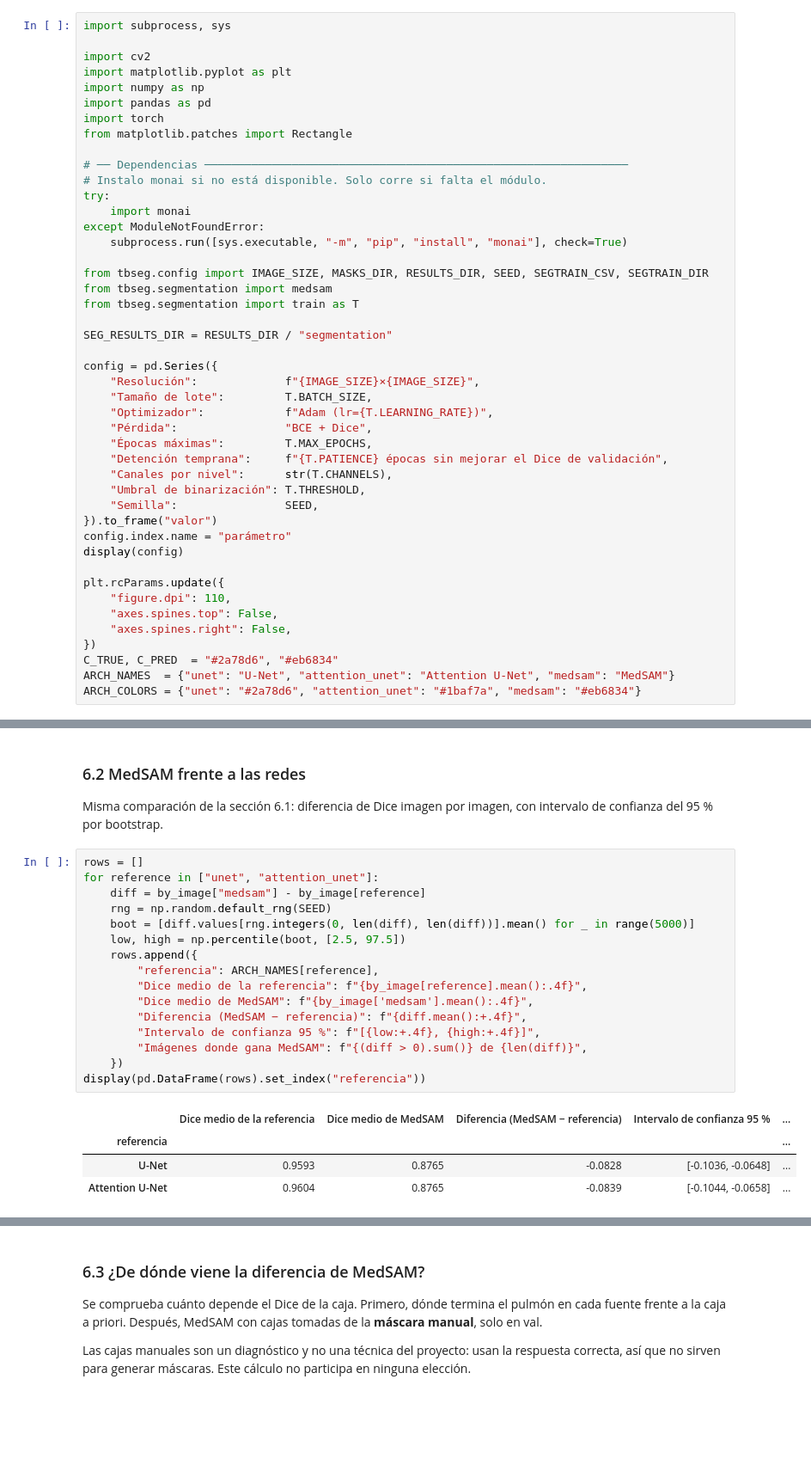
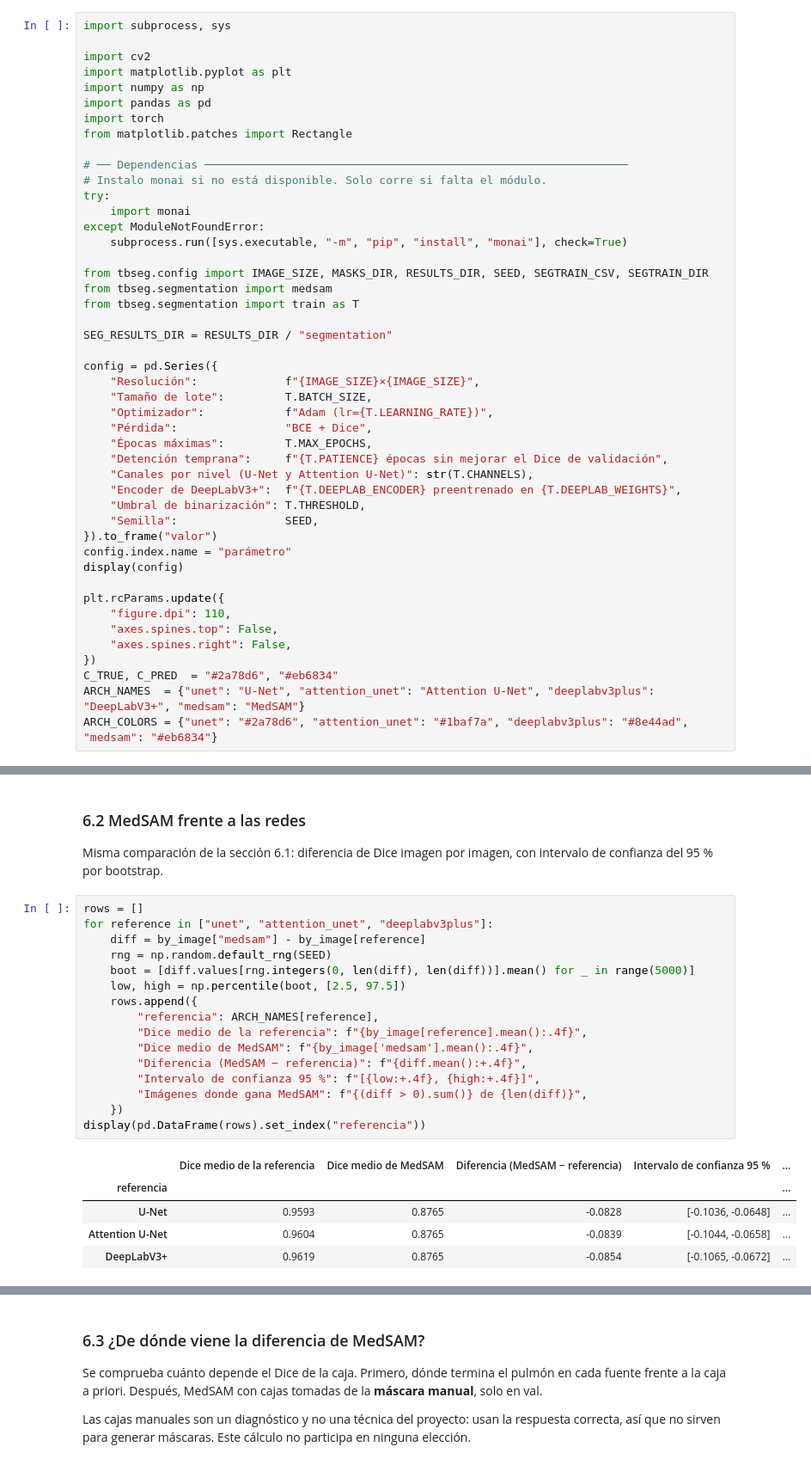
Before and after one commit to JulianCarvajal/tuberculosis-lung-segmentation, a Jupyter notebook: notebooks/02_segmentacion.ipynb, the cells around one changed output, grey strips where cells are left out. Shown at 86% size. Drawn from its saved outputs; the diff is of its cells as text; blank space fills up the shorter version.

```diff
--- a/notebooks/02_segmentacion.ipynb
+++ b/notebooks/02_segmentacion.ipynb
@@ -64,7 +63,8 @@ config = pd.Series({
     "Pérdida":                "BCE + Dice",
     "Épocas máximas":         T.MAX_EPOCHS,
     "Detención temprana":     f"{T.PATIENCE} épocas sin mejorar el Dice de validación",
-    "Canales por nivel":      str(T.CHANNELS),
+    "Canales por nivel (U-Net y Attention U-Net)": str(T.CHANNELS),
+    "Encoder de DeepLabV3+":  f"{T.DEEPLAB_ENCODER} preentrenado en {T.DEEPLAB_WEIGHTS}",
     "Umbral de binarización": T.THRESHOLD,
     "Semilla":                SEED,
 }).to_frame("valor")
@@ -77,8 +77,8 @@ plt.rcParams.update({
     "axes.spines.right": False,
 })
 C_TRUE, C_PRED  = "#2a78d6", "#eb6834"
-ARCH_NAMES  = {"unet": "U-Net", "attention_unet": "Attention U-Net", "medsam": "MedSAM"}
-ARCH_COLORS = {"unet": "#2a78d6", "attention_unet": "#1baf7a", "medsam": "#eb6834"}
+ARCH_NAMES  = {"unet": "U-Net", "attention_unet": "Attention U-Net", "deeplabv3plus": "DeepLabV3+", "medsam": "MedSAM"}
+ARCH_COLORS = {"unet": "#2a78d6", "attention_unet": "#1baf7a", "deeplabv3plus": "#8e44ad", "medsam": "#eb6834"}
 # %% [output]
 |  | valor |
 | parámetro |  |
@@ -529,23 +556,24 @@ display(pd.Series({
 Misma comparación de la sección 6.1: diferencia de Dice imagen por imagen, con intervalo de confianza del 95 % por bootstrap.
 # %%
 rows = []
-for reference in ["unet", "attention_unet"]:
+for reference in ["unet", "attention_unet", "deeplabv3plus"]:
     diff = by_image["medsam"] - by_image[reference]
     rng = np.random.default_rng(SEED)
     boot = [diff.values[rng.integers(0, len(diff), len(diff))].mean() for _ in range(5000)]
     low, high = np.percentile(boot, [2.5, 97.5])
     rows.append({
         "referencia": ARCH_NAMES[reference],
         "Dice medio de la referencia": f"{by_image[reference].mean():.4f}",
         "Dice medio de MedSAM": f"{by_image['medsam'].mean():.4f}",
         "Diferencia (MedSAM − referencia)": f"{diff.mean():+.4f}",
         "Intervalo de confianza 95 %": f"[{low:+.4f}, {high:+.4f}]",
         "Imágenes donde gana MedSAM": f"{(diff > 0).sum()} de {len(diff)}",
     })
 display(pd.DataFrame(rows).set_index("referencia"))
 # %% [output]
 |  | Dice medio de la referencia | Dice medio de MedSAM | Diferencia (MedSAM − referencia) | Intervalo de confianza 95 % | ... |
 | referencia |  |  |  |  | ... |
 | U-Net | 0.9593 | 0.8765 | -0.0828 | [-0.1036, -0.0648] | ... |
 | Attention U-Net | 0.9604 | 0.8765 | -0.0839 | [-0.1044, -0.0658] | ... |
+| DeepLabV3+ | 0.9619 | 0.8765 | -0.0854 | [-0.1065, -0.0672] | ... |
 # %% [markdown]
```
Also changed, not shown: parts of 24 cells of this notebook, 21 other files.
